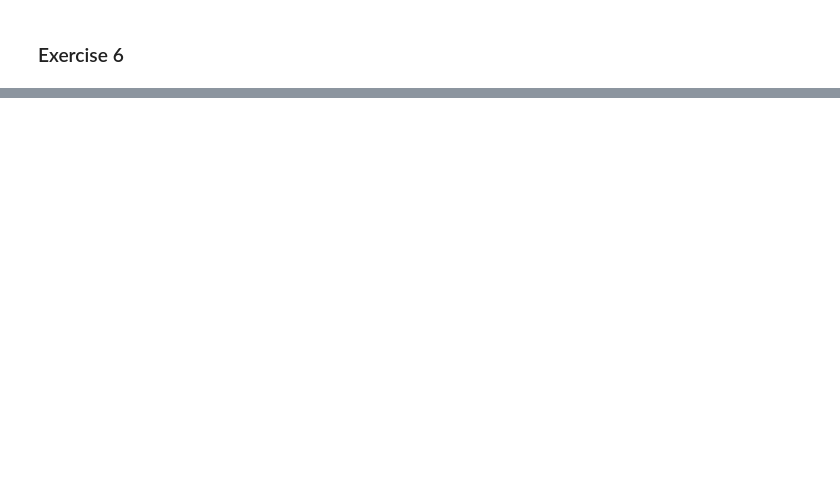
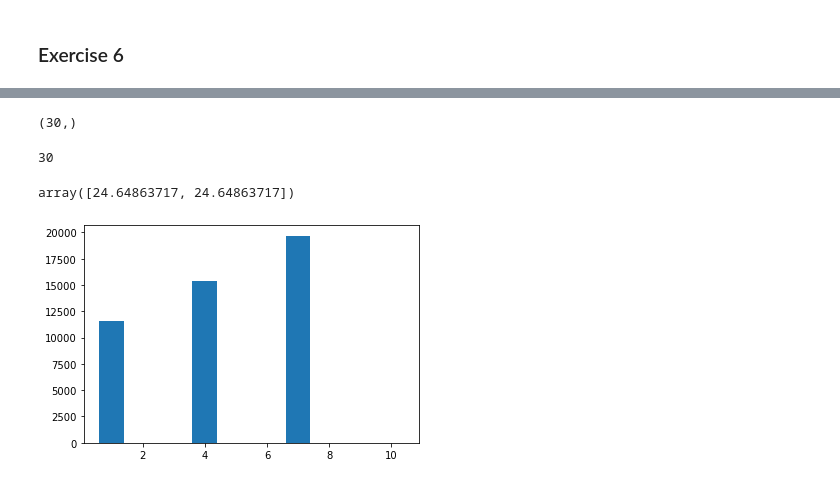
Before and after one commit to AskerNC/dp_ucph, a Jupyter notebook: 4_dynamic_games/python_prelim/RLS/RLS_leapfrog_exercise.ipynb, the cells around one changed output, grey strips where cells are left out. Cells and saved outputs as stored; diff of their text form; code cells hidden in the pictures; blank space fills up the shorter version.

```diff
--- a/4_dynamic_games/python_prelim/RLS/RLS_leapfrog_exercise.ipynb
+++ b/4_dynamic_games/python_prelim/RLS/RLS_leapfrog_exercise.ipynb
@@ -286,0 +429,8 @@ array([[None, None, None,
+# %%
+def Gtau(lf,ess, tau):
+    lf.ess = ess
+    lf.state_recursion(tau)
+    return copy.copy(lf.ess)
+# %%
+ess0 = copy.copy(self.ess)
+stage_index = self.stage_index
@@ -286,0 +450,2 @@ array([[None, None, None,
+# %%
+ESS, TAU, out = rls.solve(Gtau,self,ess0,stage_index,maxEQ=50000)
@@ -286,0 +492,26 @@ array([[None, None, None,
+# %%
+out[0].MPEesr.shape
+# %% [output]
+(30,)
+# %%
+self.stage_index[-1].astype(int)
+# %% [output]
+30
+# %%
+number_of_equilibria=np.size(TAU)
+
+T = np.size(self.stage_index)
+
+y = np.zeros((T,),dtype=int);
+
+for i in range(T):
+    y[i] = np.sum( TAU==i+1)
+
+
+V = np.empty((number_of_equilibria,2))
+MPEesr  = np.empty((number_of_equilibria,self.stage_index[-1].astype(int)))
+
+for iEQ in range(number_of_equilibria):
+    V[iEQ,0]=out[iEQ].V1;
+    V[iEQ,1]=out[iEQ].V2;
+    MPEesr[iEQ,:]=out[iEQ].MPEesr;
@@ -286,0 +520,8 @@ array([[None, None, None,
+# %%
+np.mean(V,axis=0)
+# %% [output]
+array([24.64863717, 24.64863717])
+# %%
+plt.bar(np.array((range(len(y))) ) +1,y);
+# %% [output]
+[figure, added]
```
Also changed, not shown: parts of 41 cells of this notebook, 5 other files.
